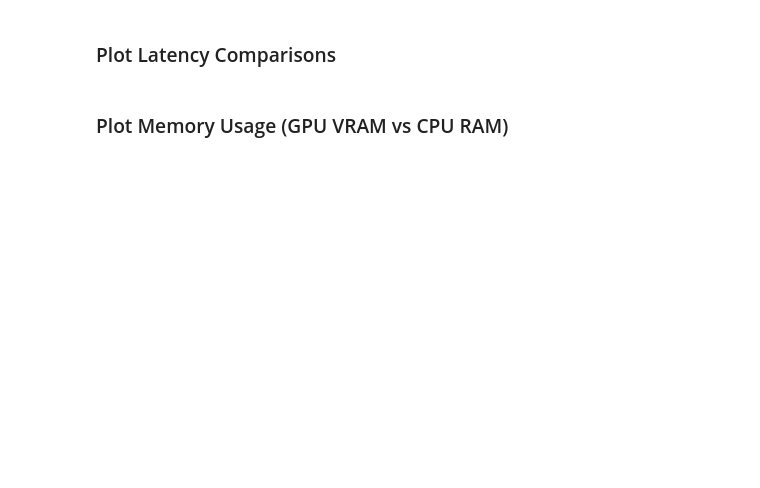
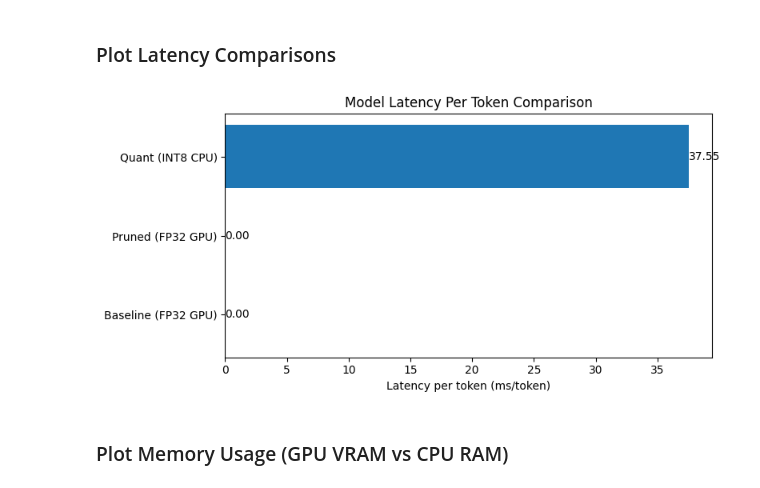
Before and after one commit to krswamin/udc-ml-model-optimize-nanodeg, a Jupyter notebook: c1_model_optimize_foundation/c1_project_ksw/model_optimization_project_ksw.ipynb, the cells around one changed output. Drawn from its saved outputs; the diff is of its cells as text; code cells hidden in the pictures; blank space fills up the shorter version.

```diff
--- a/c1_model_optimize_foundation/c1_project_ksw/model_optimization_project_ksw.ipynb
+++ b/c1_model_optimize_foundation/c1_project_ksw/model_optimization_project_ksw.ipynb
@@ -1892,6 +2141,9 @@ Compute perplexity of a model on CPU over a given dataset.
     Returns:
         float: Perplexity score.
 # %%
+import torch.nn.functional as F
+
+
 def compute_ppl_cpu(model, tokenizer, dataset):
     """
     Computes perplexity of a model on CPU over a given dataset.
@@ -1946,10 +2198,22 @@ def compute_ppl_cpu(model, tokenizer, dataset):
             outputs = model(
                 input_ids=input_ids,
                 attention_mask=inputs.get("attention_mask"),
-                labels=input_ids,
             )
 
-            loss = outputs.loss
+            # OVModelForCausalLM does not compute training loss automatically from labels like PyTorch GPT2LMHeadModel does.
+            # so loss = outputs.loss is not possible.
+            # calculate loss manually from logits
+            logits = outputs.logits
+
+            # Shift for causal LM loss
+            shift_logits = logits[:, :-1, :].contiguous()
+            shift_labels = input_ids[:, 1:].contiguous()
+
+            loss = F.cross_entropy(
+                shift_logits.view(-1, shift_logits.size(-1)),
+                shift_labels.view(-1),
+                reduction="mean",
+            )
 
             # Number of predicted tokens
             num_tokens = input_ids.size(1)
@@ -1967,10 +2231,10 @@ def compute_ppl_cpu(model, tokenizer, dataset):
 
     return perplexity
 # %%
-cpu_latency = measure_latency_cpu(quant_model_cpu, tokenizer)
+cpu_latency_per_token = measure_latency_cpu(quant_model_cpu, tokenizer)
 cpu_ram = peak_cpu_ram_usage_gb()
 cpu_ppl = compute_ppl_cpu(quant_model_cpu, tokenizer, valid_ds)
 
-print(f"CPU INT8 Latency: {cpu_latency:.2f} ms/token")  # expect ~ 5 ms/token (≈ 250 ms/50 tokens)
+print(f"CPU INT8 Latency: {cpu_latency_per_token:.2f} ms/token")  # expect ~ 5 ms/token (≈ 250 ms/50 tokens)
 print(f"CPU Peak RAM: {cpu_ram:.2f} GB")               # expect ~ 1 GB
 print(f"CPU Perplexity: {cpu_ppl:.2f}")             # expect ~ 11–12 (≤ 10 % ↑)
@@ -1998,8 +2268,8 @@ print(f"CPU Perplexity: {cpu_ppl:.2f}")             # expect ~ 11–12 (≤ 10 %
 Aggregate all measured metrics into a single dictionary for easy plotting .
 # %%
 metrics = {
-    "Baseline (FP16 GPU)":   {"latency": baseline_latency, "ppl": baseline_ppl, "vram": peak_vram},
-    "Pruned (FP16 GPU)":     {"latency": pruned_latency,   "ppl": pruned_ppl,   "vram": pruned_vram},
-    "Quant (INT8 CPU)":      {"latency": cpu_latency,      "ppl": cpu_ppl,      "ram": cpu_ram}
+    "Baseline (FP32 GPU)":   {"latency_per_token": baseline_latency_per_token, "ppl": baseline_ppl, "vram": peak_vram},
+    "Pruned (FP32 GPU)":     {"latency_per_token": pruned_latency_per_token,   "ppl": pruned_ppl,   "vram": pruned_vram},
+    "Quant (INT8 CPU)":      {"latency_per_token": cpu_latency_per_token,      "ppl": cpu_ppl,      "ram": cpu_ram}
 }
 metrics
@@ -2035,36 +2315,38 @@ def plot_latency(metrics):
     """
     # 1. Extract stage names
     stages = list(metrics.keys())
 
     # 2. Extract latency values
     latencies = [
-        metrics[stage]["latency"]
+        metrics[stage]["latency_per_token"]
         for stage in stages
     ]
 
     # 3. Create horizontal bar chart
     plt.figure(figsize=(8, 4))
 
     bars = plt.barh(stages, latencies)
 
     # 4. Labels and title
-    plt.xlabel("Latency (ms/token)")
-    plt.title("Model Latency Comparison")
+    plt.xlabel("Latency per token (ms/token)")
+    plt.title("Model Latency Per Token Comparison")
 
     # 5. Annotate bars
     for bar, latency in zip(bars, latencies):
         plt.text(
             bar.get_width(),
             bar.get_y() + bar.get_height() / 2,
             f"{latency:.2f}",
             va="center",
             ha="left",
         )
 
     plt.tight_layout()
     plt.show()
 
 plot_latency(metrics)
+# %% [output]
+[figure, added]
 # %% [markdown]
 ### Plot Memory Usage (GPU VRAM vs CPU RAM)
 # %%
```
Also changed, not shown: parts of 36 cells of this notebook.
